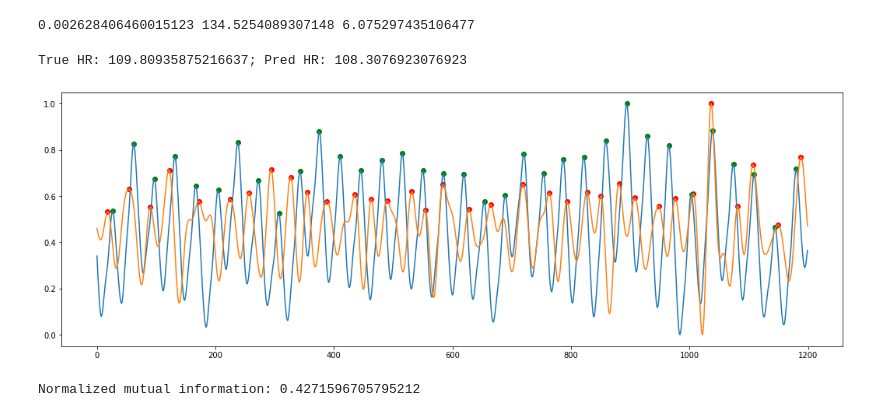
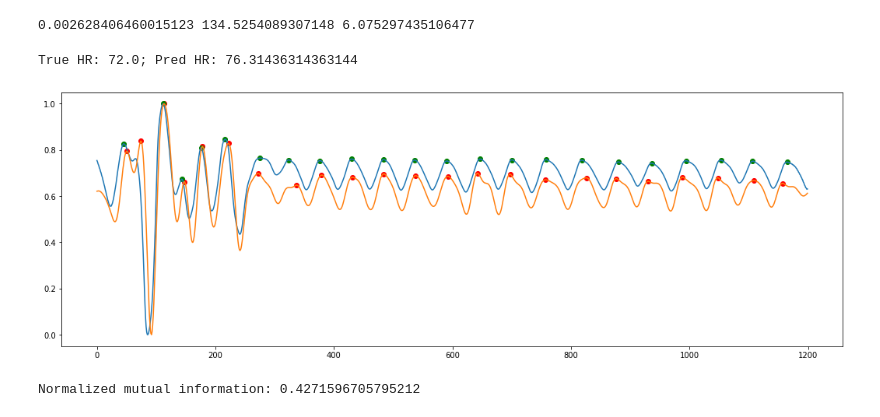
Before and after one commit to arnavpon/pydroid, a Jupyter notebook: example/android/app/src/main/python/pipeline-dev/pipeline-v1/ml.v4.ipynb, the cells around one changed output. Saved outputs shown, nothing was run; the diff lists cells and outputs as text; code cells hidden in the pictures.

```diff
--- a/example/android/app/src/main/python/pipeline-dev/pipeline-v1/ml.v4.ipynb
+++ b/example/android/app/src/main/python/pipeline-dev/pipeline-v1/ml.v4.ipynb
@@ -276,7 +281,8 @@ class MoodTriggersRegressor(RandomForestRegressor):
 # %% [markdown]
 ### Train the model on all subjects except 1
 # %%
-test_subject = 5
+test_subject = 7
+test_subject_truth = truths[test_subject - 1]
 
 data_arr = []
 for i in range(len(truths)):
@@ -366,35 +375,35 @@ rec = {
 # %%
 beg = 1200
 end = 2400
 
 # get data for subject not in test set and get x and y for prediction
-data = truths[test_subject-1].prepare_data_for_ml()
+data = truths[0].prepare_data_for_ml()
 x = data.drop(columns = ['bvp']).to_numpy()
 y = data['bvp'].to_numpy()
 
 targ = y[beg: end]
 pred = rf.predict(x)[beg: end]
 targ, pred = rf._process(targ, pred)
 # pred = apply_wavelet(pred, 'db2', 2)
 pred = bandpass(pred, 64, [0.67, 3.0], 4)
 pred = min_max_scale(pred)
 
 pred_peaks, _ = get_peaks_v2(pred, 64, 3.0, 0.1, prominence = 0.05, with_min_dist = True, with_valleys = False)
 true_peaks, _ = get_peaks_v2(targ, 64, 3.0, -1, prominence = 0, with_min_dist = True, with_valleys = False)
 
 plt.plot(targ)
 plt.plot(pred)
 plt.scatter(pred_peaks, pred[pred_peaks], c='r')
 plt.scatter(true_peaks, targ[true_peaks], c='g')
 
 pred_ibis = get_ibis(pred_peaks, 64)
 true_ibis = get_ibis(true_peaks, 64)
 pred_hr = get_hr(pred_ibis)
 true_hr = get_hr(true_ibis)
 print(f'True HR: {true_hr}; Pred HR: {pred_hr}')
 # %% [output]
-True HR: 109.80935875216637; Pred HR: 108.3076923076923
+True HR: 72.0; Pred HR: 76.31436314363144
-[figure, old version]
+[figure, new version]
 # %%
 import numpy as np
 from sklearn.metrics import mutual_info_score
```
Also changed, not shown: parts of 2 cells of this notebook, 1 other file.
